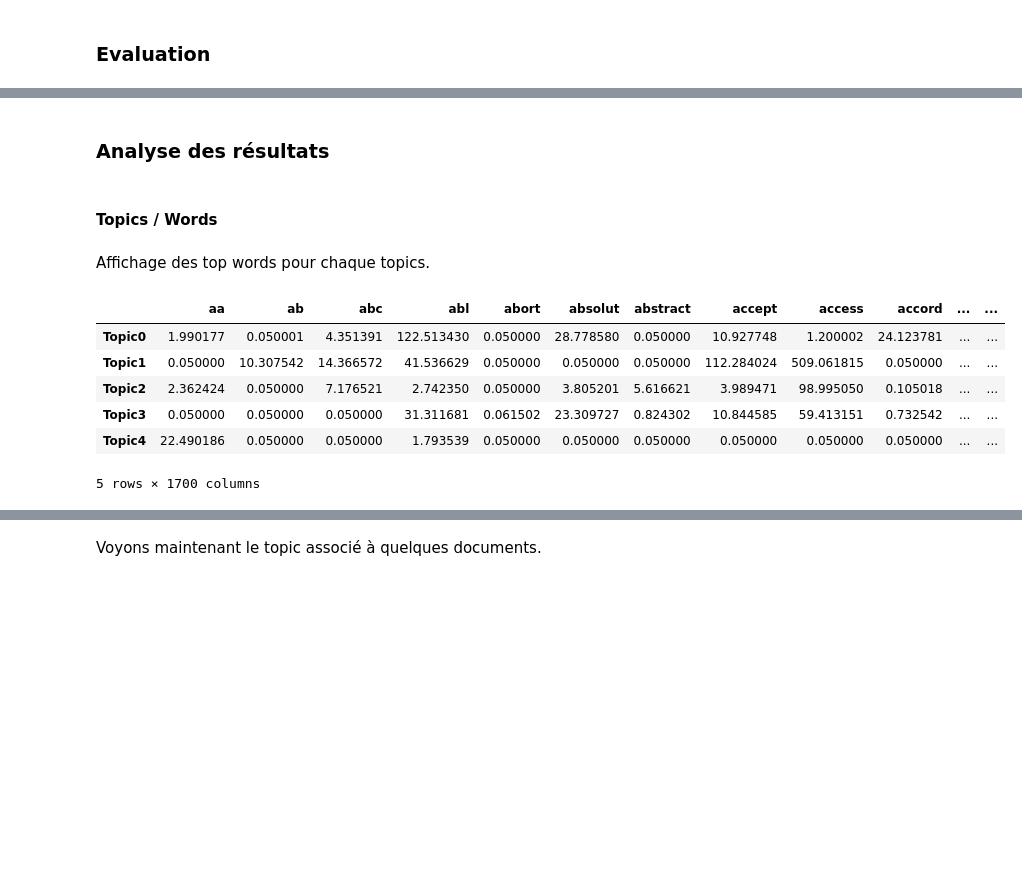
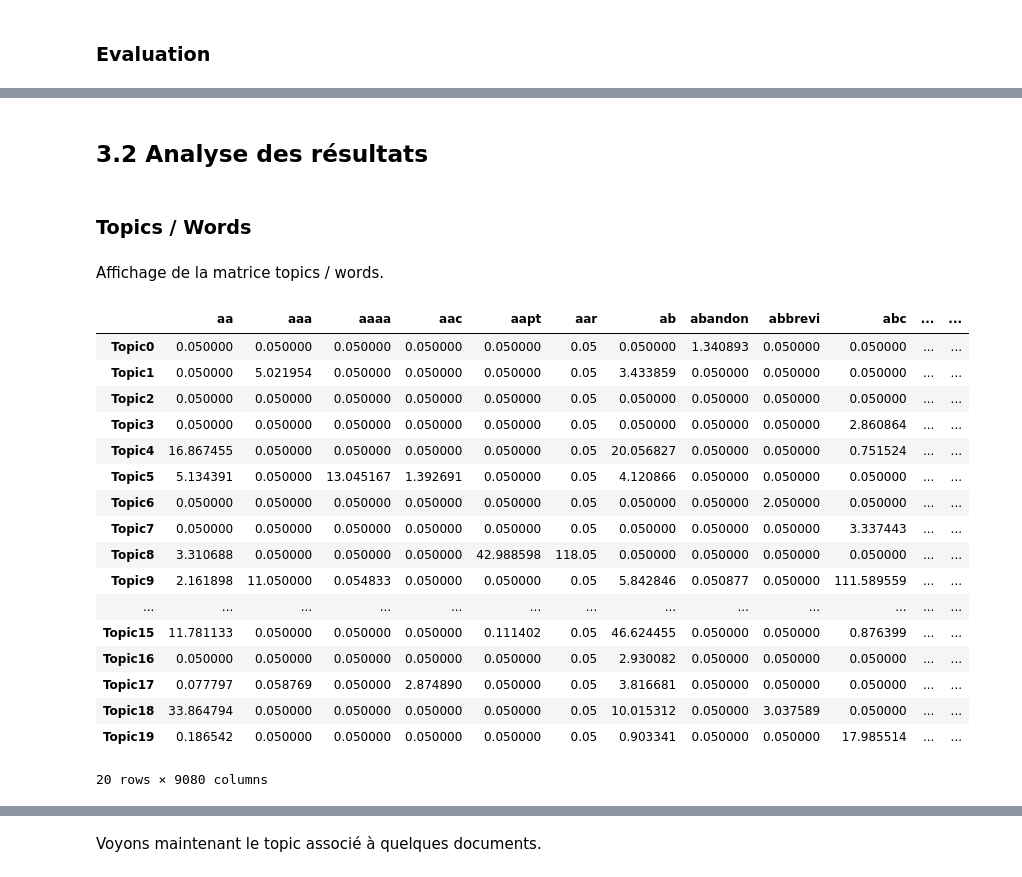
Before and after one commit to makboulhoussen/projet6, a Jupyter notebook: SOF_Tags_UnsupervisedMethod.ipynb, the cells around one changed output, grey strips where cells are left out. Cells and saved outputs as stored; diff of their text form; code cells hidden in the pictures; blank space fills up the shorter version.

```diff
--- a/SOF_Tags_UnsupervisedMethod.ipynb
+++ b/SOF_Tags_UnsupervisedMethod.ipynb
@@ -137,7 +125,7 @@ frequent_tags = tags_df[tags_df['count'] > 150]['tag'].tolist()
 # %%
-df_sample['TAGS_P'] = df_sample['TAGS_P'].apply(lambda x: ' '.join( [w for w in x.split() if w in frequent_tags] ))
-df_sample['TAGS_P'].replace('', np.nan, inplace=True)
-df_sample = df_sample.dropna()
+df_sample['TAGS_P'] = df_sample['TAGS_P'].apply(lambda x: [w for w in x if w in frequent_tags] )
+# On supprime les lignes qui n'ont plus de tags associés (car aucun n'est présent dans la liste frequent_tags)
+df_sample = df_sample[df_sample.astype(str)['TAGS_P'] != '[]']
 # %%
 df_sample.shape
 # %% [output]
@@ -173,5 +164,5 @@ Pour celà nous allons utiliser la modélisation **Bag of Words** qui va donner
 # %%
-cv = CountVectorizer(min_df=5, max_df=0.95, max_features=1700)
+cv = CountVectorizer(min_df=5, max_df=0.95)
 data_vectorized = cv.fit_transform(x_train_text)
 cv_matrix = data_vectorized.toarray()
 cv_matrix.shape
@@ -182,6 +173,6 @@ Voyons à quoi ressemble notre matrice.
 # %%
 #get all unique words in the corpus
-vocab = cv.get_feature_names()
+tf_feature_names = cv.get_feature_names()
 # show document feature vectors
-pd.DataFrame(cv_matrix, columns=vocab).head()
+pd.DataFrame(cv_matrix, columns=tf_feature_names).head()
 # %% [output]
@@ -240,6 +233,7 @@ Sparsicity:  2.91 %
 # %%
 # Define Search Param
-search_params = {'n_components': [10, 20, 30, 50 ], 'learning_method':['batch'], 'max_iter':[10]}
+search_params = {'n_components': [10, 20, 30, 50, 70, 100 ], 'learning_method':['batch'], 'max_iter':[10]}
+#search_params = {'n_components': [20 ], 'learning_method':['batch'], 'max_iter':[10]}
 
 # Init the Model
 lda = LatentDirichletAllocation()
@@ -289,25 +287,36 @@ Log Likelihood:  -6920341.77208
 # %% [markdown]
-### Analyse des résultats
+## 3.2 Analyse des résultats
 # %% [markdown]
-#### Topics / Words
+### Topics / Words
-# %% [markdown]
-Affichage des top words pour chaque topics.
+# %% [markdown]
+Affichage de la matrice topics / words.
 # %%
 # liste des topics
 topicnames = ["Topic" + str(i) for i in range(best_lda_model.n_components)]
 
 # Topic-Keyword Matrice
 df_topic_keywords = pd.DataFrame(best_lda_model.components_)
-df_topic_keywords.columns = vocab
+df_topic_keywords.columns = tf_feature_names
 df_topic_keywords.index = topicnames
 
-df_topic_keywords.head()
+df_topic_keywords
 # %% [output]
-|  | aa | ab | abc | abl | abort | absolut | abstract | accept | access | accord | ... | ... |
-| Topic0 | 1.990177 | 0.050001 | 4.351391 | 122.513430 | 0.050000 | 28.778580 | 0.050000 | 10.927748 | 1.200002 | 24.123781 | ... | ... |
-| Topic1 | 0.050000 | 10.307542 | 14.366572 | 41.536629 | 0.050000 | 0.050000 | 0.050000 | 112.284024 | 509.061815 | 0.050000 | ... | ... |
-| Topic2 | 2.362424 | 0.050000 | 7.176521 | 2.742350 | 0.050000 | 3.805201 | 5.616621 | 3.989471 | 98.995050 | 0.105018 | ... | ... |
-| Topic3 | 0.050000 | 0.050000 | 0.050000 | 31.311681 | 0.061502 | 23.309727 | 0.824302 | 10.844585 | 59.413151 | 0.732542 | ... | ... |
-| Topic4 | 22.490186 | 0.050000 | 0.050000 | 1.793539 | 0.050000 | 0.050000 | 0.050000 | 0.050000 | 0.050000 | 0.050000 | ... | ... |
+|  | aa | aaa | aaaa | aac | aapt | aar | ab | abandon | abbrevi | abc | ... | ... |
+| Topic0 | 0.050000 | 0.050000 | 0.050000 | 0.050000 | 0.050000 | 0.05 | 0.050000 | 1.340893 | 0.050000 | 0.050000 | ... | ... |
+| Topic1 | 0.050000 | 5.021954 | 0.050000 | 0.050000 | 0.050000 | 0.05 | 3.433859 | 0.050000 | 0.050000 | 0.050000 | ... | ... |
+| Topic2 | 0.050000 | 0.050000 | 0.050000 | 0.050000 | 0.050000 | 0.05 | 0.050000 | 0.050000 | 0.050000 | 0.050000 | ... | ... |
+| Topic3 | 0.050000 | 0.050000 | 0.050000 | 0.050000 | 0.050000 | 0.05 | 0.050000 | 0.050000 | 0.050000 | 2.860864 | ... | ... |
+| Topic4 | 16.867455 | 0.050000 | 0.050000 | 0.050000 | 0.050000 | 0.05 | 20.056827 | 0.050000 | 0.050000 | 0.751524 | ... | ... |
+| Topic5 | 5.134391 | 0.050000 | 13.045167 | 1.392691 | 0.050000 | 0.05 | 4.120866 | 0.050000 | 0.050000 | 0.050000 | ... | ... |
+| Topic6 | 0.050000 | 0.050000 | 0.050000 | 0.050000 | 0.050000 | 0.05 | 0.050000 | 0.050000 | 2.050000 | 0.050000 | ... | ... |
+| Topic7 | 0.050000 | 0.050000 | 0.050000 | 0.050000 | 0.050000 | 0.05 | 0.050000 | 0.050000 | 0.050000 | 3.337443 | ... | ... |
+| Topic8 | 3.310688 | 0.050000 | 0.050000 | 0.050000 | 42.988598 | 118.05 | 0.050000 | 0.050000 | 0.050000 | 0.050000 | ... | ... |
+| Topic9 | 2.161898 | 11.050000 | 0.054833 | 0.050000 | 0.050000 | 0.05 | 5.842846 | 0.050877 | 0.050000 | 111.589559 | ... | ... |
+| ... | ... | ... | ... | ... | ... | ... | ... | ... | ... | ... | ... | ... |
+| Topic15 | 11.781133 | 0.050000 | 0.050000 | 0.050000 | 0.111402 | 0.05 | 46.624455 | 0.050000 | 0.050000 | 0.876399 | ... | ... |
+| Topic16 | 0.050000 | 0.050000 | 0.050000 | 0.050000 | 0.050000 | 0.05 | 2.930082 | 0.050000 | 0.050000 | 0.050000 | ... | ... |
+| Topic17 | 0.077797 | 0.058769 | 0.050000 | 2.874890 | 0.050000 | 0.05 | 3.816681 | 0.050000 | 0.050000 | 0.050000 | ... | ... |
+| Topic18 | 33.864794 | 0.050000 | 0.050000 | 0.050000 | 0.050000 | 0.05 | 10.015312 | 0.050000 | 3.037589 | 0.050000 | ... | ... |
+| Topic19 | 0.186542 | 0.050000 | 0.050000 | 0.050000 | 0.050000 | 0.05 | 0.903341 | 0.050000 | 0.050000 | 17.985514 | ... | ... |
-5 rows × 1700 columns
+20 rows × 9080 columns
 # %%
```
Also changed, not shown: parts of 122 cells of this notebook, 1 other file.
